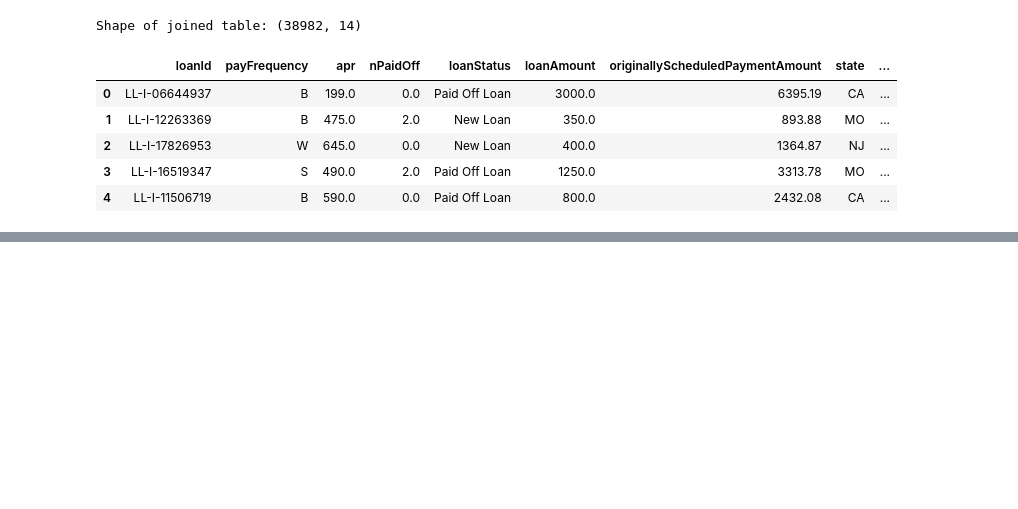
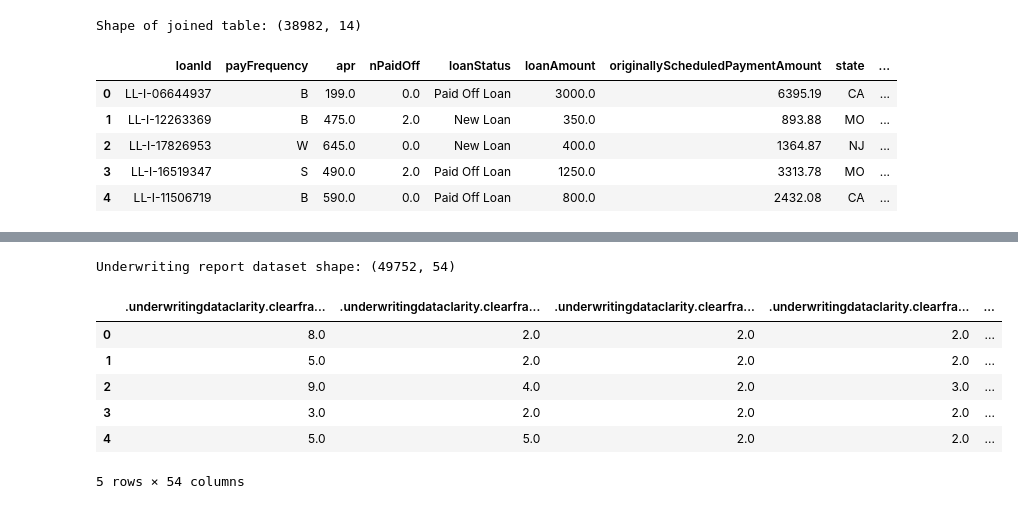
Before and after one commit to Mkho-cs/Loan-Repayment-EDA-Predictive, a Jupyter notebook: notebooks/data_transform.ipynb, the cells around one changed output, grey strips where cells are left out. Drawn from its saved outputs; the diff is of its cells as text; code cells hidden in the pictures; blank space fills up the shorter version.

Commit message:
Finished all data transformations

```diff
--- a/notebooks/data_transform.ipynb
+++ b/notebooks/data_transform.ipynb
@@ -157,6 +197,16 @@ Shape of joined table: (38982, 14)
 # %%
 # Load underwriting data
 undw_feather_path = os.path.join(feather_path, 'clarity_underwriting_variables')
 undw_manager = DataLoader()
 undw_manager.load_feather(undw_feather_path)
-# undw_manager.display(10, False) # display last n rows
+print ("Underwriting report dataset shape:", undw_manager.data.shape)
+undw_manager.display(5, True)
+# %% [output]
+Underwriting report dataset shape: (49752, 54)
+|  | .underwritingdataclarity.clearfra... | .underwritingdataclarity.clearfra... | .underwritingdataclarity.clearfra... | .underwritingdataclarity.clearfra... | ... |
+| 0 | 8.0 | 2.0 | 2.0 | 2.0 | ... |
+| 1 | 5.0 | 2.0 | 2.0 | 2.0 | ... |
+| 2 | 9.0 | 4.0 | 2.0 | 3.0 | ... |
+| 3 | 3.0 | 2.0 | 2.0 | 2.0 | ... |
+| 4 | 5.0 | 5.0 | 2.0 | 2.0 | ... |
+5 rows × 54 columns
```
Also changed, not shown: parts of 10 cells of this notebook.
